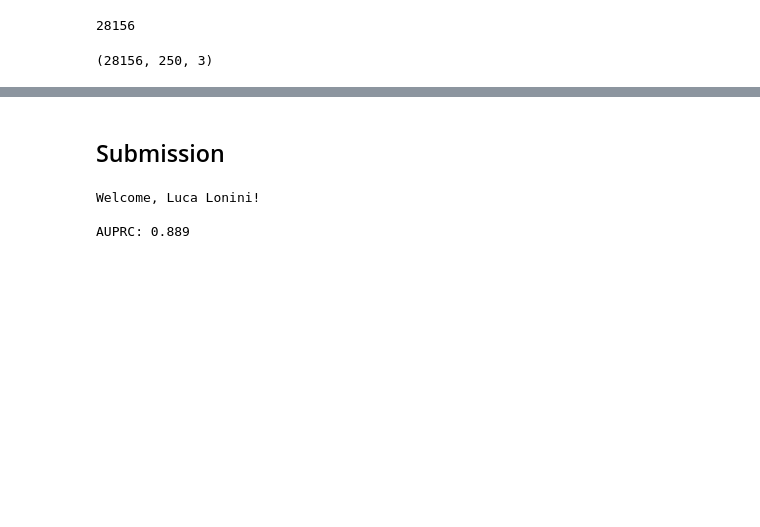
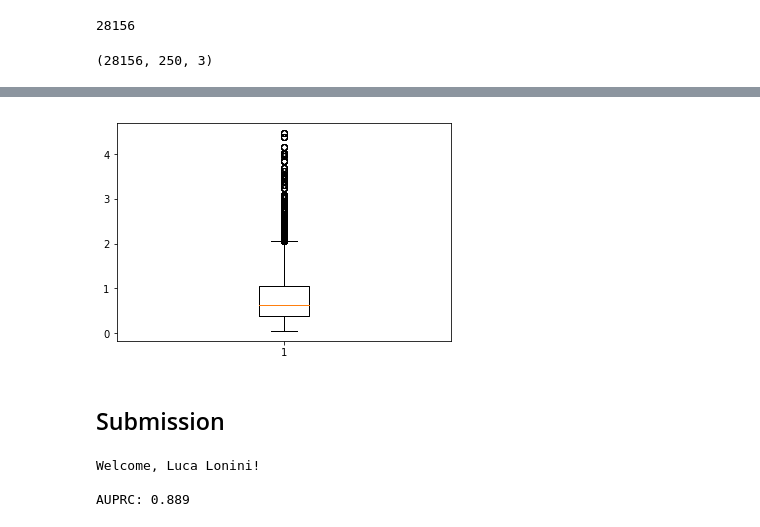
Before and after one commit to Luke3D/Misccode, a Jupyter notebook: Dataprocessing.ipynb, the cells around one changed output, grey strips where cells are left out. Saved outputs shown, nothing was run; the diff lists cells and outputs as text; code cells hidden in the pictures; blank space fills up the shorter version.

```diff
--- a/Dataprocessing.ipynb
+++ b/Dataprocessing.ipynb
@@ -1112,0 +1147,3 @@ y = CNN_clips['y']
+# %%
+print('reshaping data for different models ...')
+X_train, X_valid = _data_reshaping(X_train, X_valid, network_type)
@@ -1112,0 +1153,12 @@ y = CNN_clips['y']
+# %%
+print('building the model ...')
+model = Sequential()
+if network_type=='CNN' or network_type=='ConvLSTM':
+    model_conv(model)
+    model_variant(model, network_type)
+if network_type=='LSTM':
+    model_LSTM(model)
+if network_type=='MLP':
+    model_MLP(model)
+model.add(Dense(num_classes, activation='softmax'))
+model.summary()
@@ -1112,0 +1184,13 @@ y = CNN_clips['y']
+# %%
+print('model training ...')
+epochs = 20
+model.compile(loss=keras.losses.categorical_crossentropy,
+              optimizer='adam',
+              metrics=['accuracy'])
+
+model.fit(X_train, y_train,
+          batch_size=batch_size,
+          epochs=epochs,
+          verbose=1,
+          shuffle=True,
+          validation_data=(X_valid, y_valid))
@@ -1112,0 +1216,12 @@ y = CNN_clips['y']
+# %%
+#performance eval
+from sklearn.metrics import confusion_matrix
+from sklearn.metrics import f1_score
+
+y_pred = np.argmax(model.predict(X_valid), axis=1)
+y_true = np.argmax(y_valid, axis=1)
+print('calculating confusion matrix ... ')
+cf_matrix = confusion_matrix(y_true, y_pred)
+print(cf_matrix)
+class_wise_f1 = np.round(f1_score(y_true, y_pred, average=None)*100)*0.01
+print('the mean f1 score:{:.2f}'.format(np.mean(class_wise_f1)))
@@ -1115,3 +1350,7 @@ X_train, ytra
+# %%
+ax = plt.boxplot(np.std(X_train,axis=1))
+# %% [output]
+[figure, added]
 # %% [markdown]
 ## Submission
 # %%
```
Also changed, not shown: parts of 31 cells of this notebook.
